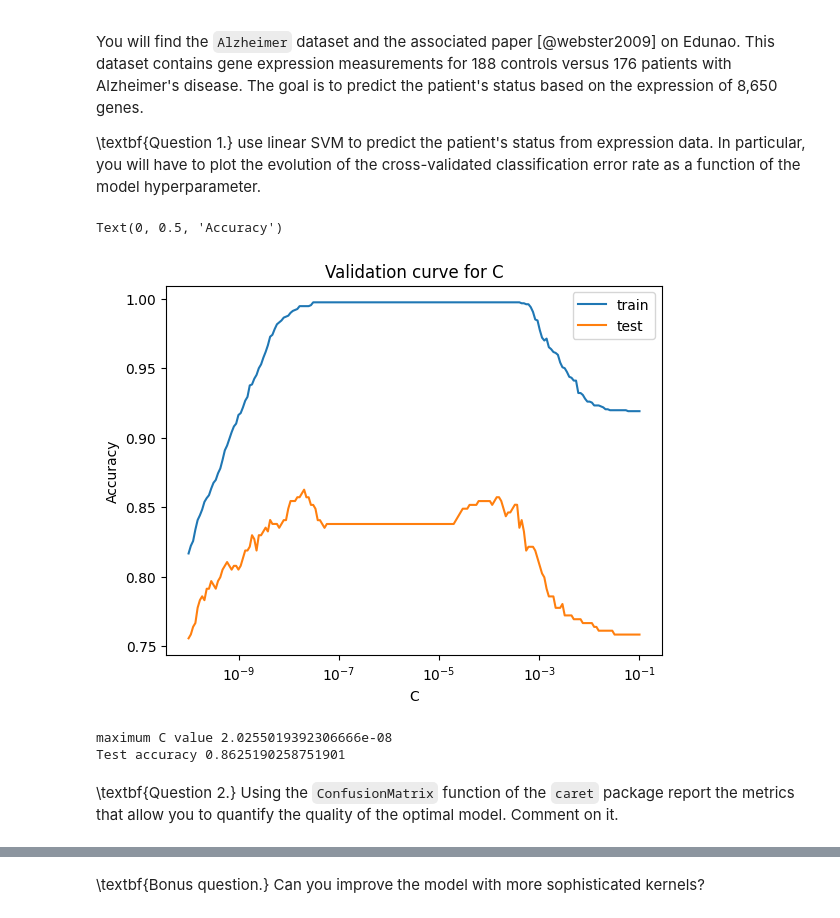
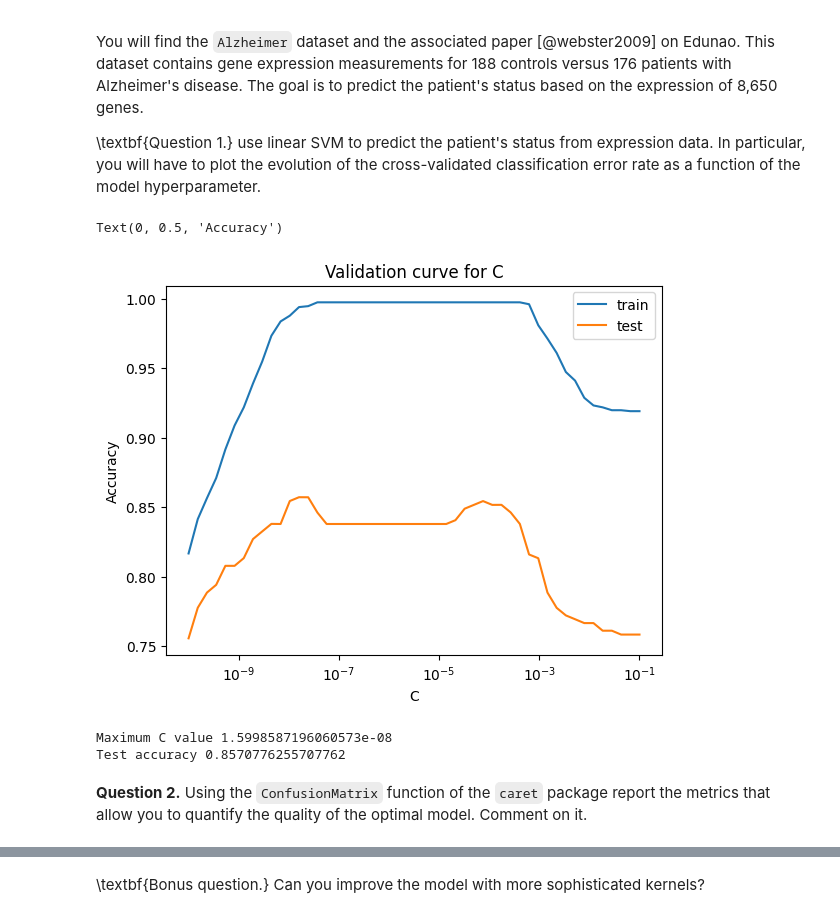
Before and after one commit to kerrianlc/kernel-regressors, a Jupyter notebook: tp1/tp1.ipynb, the cells around one changed output, grey strips where cells are left out. Cells and saved outputs as stored; diff of their text form; code cells hidden in the pictures.

```diff
--- a/tp1/tp1.ipynb
+++ b/tp1/tp1.ipynb
@@ -310,7 +318,13 @@ plt.show()
 # %% [markdown]
 **Question 7.** Build the optimal SVM model and evaluate this model on the test set. Report the test error rate.
 # %%
-model = SVC(C=cstar, kernel=kernel, gamma=1 / (2 * sigma_star**2))
+model = SVC(C=cstar, kernel="rbf", gamma=1 / (2 * sigma_star**2))
 model.fit(X=train_dataset[["X1", "X2"]], y=train_dataset["y"])
 plot_dataset(test_dataset, model=model, title="result on Test Dataset")
+
+
+error_rate = sum(model.predict(X=test_dataset[["X1", "X2"]]) != test_dataset["y"].to_numpy()) / len(test_dataset)
+
+#Print the error rate on the test dataset
+print(f"Test error rate: {error_rate}")
 # %% [output]
@@ -325,16 +340,17 @@ You will find the `Alzheimer` dataset and the associated paper [@webster2009] on
 # %%
 from sklearn.svm import SVC
 from sklearn.model_selection import train_test_split
-from sklearn.metrics import accuracy_score
-from sklearn.metrics import confusion_matrix, ConfusionMatrixDisplay
+from sklearn.metrics import accuracy_score, confusion_matrix, ConfusionMatrixDisplay
 import matplotlib.pyplot as plt
 import numpy as np
 import pandas as pd
-A = pd.read_table("./Alzheimer_Webster.txt", header=0,sep=" ")
-test_size=0.2
-target="Y"
+
+
+alzheimer_df = pd.read_table("./Alzheimer_Webster.txt", header=0, sep=" ")
+test_size = 0.3
+target = "Y"
 # %%
-Cs = np.logspace(-10, -1, 200)
+C_interval = np.logspace(-10, -1, 50)
 fold=5
 # %%
 from sklearn.model_selection import validation_curve
@@ -347,7 +363,7 @@ def fit_C(C, kernel, dataset, target, fold):
         X=dataset.drop(columns=[target]),
         y=dataset[target],
         param_name="C",
-        param_range=Cs,
+        param_range=C_interval,
         cv=fold,
         n_jobs=-1,
     )
@@ -355,29 +371,29 @@ def fit_C(C, kernel, dataset, target, fold):
     df = pd.DataFrame()
     df["train_score"] = train_scores.mean(axis=1)
     df["test_score"] = test_scores.mean(axis=1)
-    df["C"] = Cs
+    df["C"] = C_interval
     df["Kernel"] = kernel
     return df
 # %%
-result_df=fit_C(C,"linear",dataset=A,target=target,fold=5)
+result_df = fit_C(C, "linear", dataset=alzheimer_df, target=target, fold=5)
 
-sns.lineplot(data=result_df, x="C", y="train_score",label="train")
-sns.lineplot(data=result_df, x="C", y="test_score",label="test")
-plt.xscale('log')
+sns.lineplot(data=result_df, x="C", y="train_score", label="train")
+sns.lineplot(data=result_df, x="C", y="test_score", label="test")
+plt.xscale("log")
 plt.title("Validation curve for C")
 plt.ylabel("Accuracy")
 # %% [output]
 Text(0, 0.5, 'Accuracy')
-[figure, old version]
+[figure, new version]
 # %%
 max_C_value = result_df[result_df["test_score"]==result_df["test_score"].max()]["C"].values[0]
-print("maximum C value",max_C_value)
+print("Maximum C value",max_C_value)
 print("Test accuracy",result_df["test_score"].max())
 # %% [output]
-maximum C value 2.0255019392306666e-08
-Test accuracy 0.8625190258751901
+Maximum C value 1.5998587196060573e-08
+Test accuracy 0.8570776255707762
 # %% [markdown]
-\textbf{Question 2.} Using the `ConfusionMatrix` function of the `caret` package report the metrics that allow you to quantify the quality of the optimal model. Comment on it.
+**Question 2.** Using the `ConfusionMatrix` function of the `caret` package report the metrics that allow you to quantify the quality of the optimal model. Comment on it.
 # %%
 C=max_C_value
 model=SVC(C=C,kernel="linear")
```
Also changed, not shown: parts of 13 cells of this notebook.
